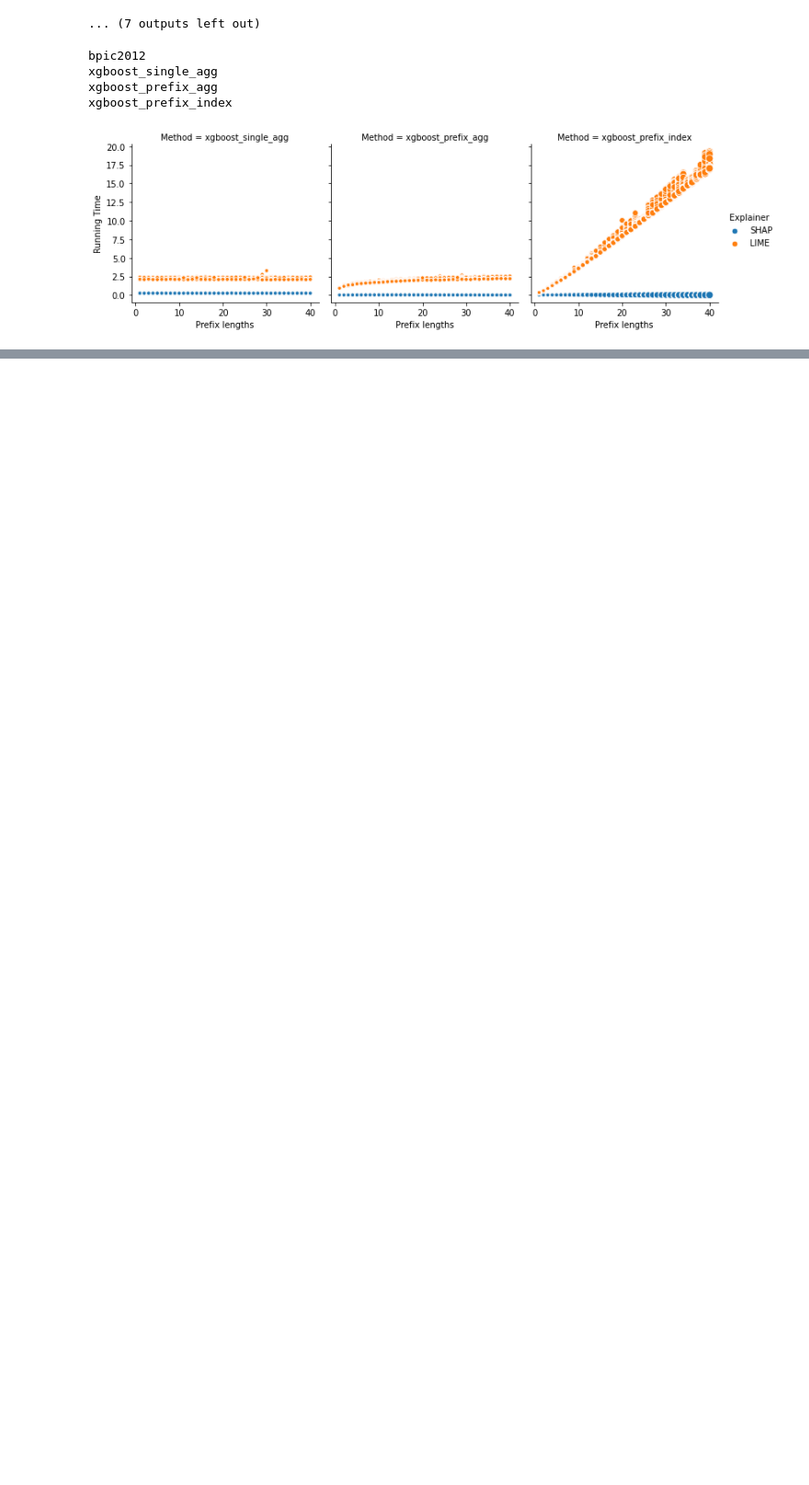
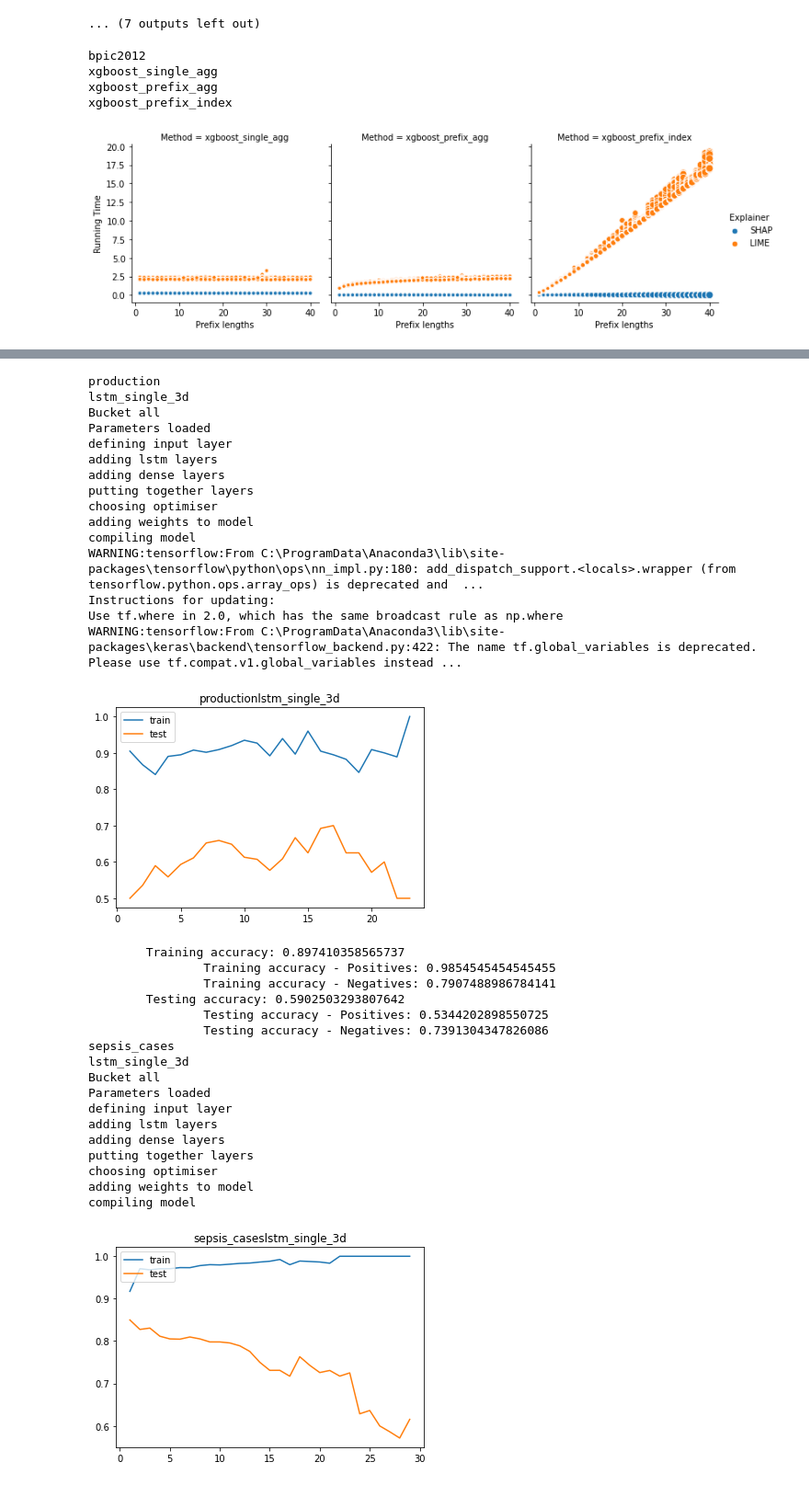
Before and after one commit to Mythreyi-V/PPA_Evaluation, a Jupyter notebook: benchmark_interpretability/PPM_Stability/generate_dataset_stats.ipynb, the cells around one changed output, grey strips where cells are left out. Shown at 92% size. Cells and saved outputs as stored; diff of their text form; code cells hidden in the pictures; blank space fills up the shorter version.

```diff
--- a/benchmark_interpretability/PPM_Stability/generate_dataset_stats.ipynb
+++ b/benchmark_interpretability/PPM_Stability/generate_dataset_stats.ipynb
@@ -1005,34 +1184,75 @@ for data in datasets:
             test_accs.append(accuracy)
 
 
         plt.plot(lens, train_accs, label = 'train')
         plt.plot(lens, test_accs, label = 'test')
         plt.legend(loc = "upper left")
         plt.title(data+method)
         plt.show()
 
+        train_acc = accuracy_score(train_y_all, train_predictions)
+        print("\tTraining accuracy:", train_acc)
+
         train_pos_idx = [i for i in range(len(train_predictions)) if train_predictions[i] == 1]
         actual = [train_y_all[i] for i in train_pos_idx]
         preds = [train_predictions[i] for i in train_pos_idx]
         train_pos_acc = accuracy_score(actual, preds)
-        print("\tTraining accuracy - Positives:", train_pos_acc)
+        print("\t\tTraining accuracy - Positives:", train_pos_acc)
 
         train_neg_idx = [i for i in range(len(train_predictions)) if train_predictions[i] == 0]
         actual = [train_y_all[i] for i in train_neg_idx]
         preds = [train_predictions[i] for i in train_neg_idx]
         train_neg_acc = accuracy_score(actual, preds)
-        print("\tTraining accuracy - Negatives:", train_neg_acc)
+        print("\t\tTraining accuracy - Negatives:", train_neg_acc)
+
+        test_acc = accuracy_score(test_y_all, test_predictions)
+        print("\tTesting accuracy:", test_acc)
 
         test_pos_idx = [i for i in range(len(test_predictions)) if test_predictions[i] == 1]
         actual = [test_y_all[i] for i in test_pos_idx]
         preds = [test_predictions[i] for i in test_pos_idx]
         test_pos_acc = accuracy_score(actual, preds)
-        print("\tTesting accuracy - Positives:", test_pos_acc)
+        print("\t\tTesting accuracy - Positives:", test_pos_acc)
 
         test_neg_idx = [i for i in range(len(test_predictions)) if test_predictions[i] == 0]
         actual = [test_y_all[i] for i in test_neg_idx]
         preds = [test_predictions[i] for i in test_neg_idx]
         test_neg_acc = accuracy_score(actual, preds)
-        print("\tTesting accuracy - Negatives:", test_neg_acc)
+        print("\t\tTesting accuracy - Negatives:", test_neg_acc)
 
         #break
+# %% [output]
+production
+lstm_single_3d
+Bucket all
+Parameters loaded
+defining input layer
+adding lstm layers
+adding dense layers
+putting together layers
+choosing optimiser
+adding weights to model
+compiling model
+WARNING:tensorflow:From C:\ProgramData\Anaconda3\lib\site-packages\tensorflow\python\ops\nn_impl.py:180: add_dispatch_support.<locals>.wrapper (from tensorflow.python.ops.array_ops) is deprecated and  ...
+Instructions for updating:
+Use tf.where in 2.0, which has the same broadcast rule as np.where
+WARNING:tensorflow:From C:\ProgramData\Anaconda3\lib\site-packages\keras\backend\tensorflow_backend.py:422: The name tf.global_variables is deprecated. Please use tf.compat.v1.global_variables instead ...
+[figure, added]
+        Training accuracy: 0.897410358565737
+                Training accuracy - Positives: 0.9854545454545455
+                Training accuracy - Negatives: 0.7907488986784141
+        Testing accuracy: 0.5902503293807642
+                Testing accuracy - Positives: 0.5344202898550725
+                Testing accuracy - Negatives: 0.7391304347826086
+sepsis_cases
+lstm_single_3d
+Bucket all
+Parameters loaded
+defining input layer
+adding lstm layers
+adding dense layers
+putting together layers
+choosing optimiser
+adding weights to model
+compiling model
+[figure, added]
```
Also changed, not shown: parts of 11 cells of this notebook, 9 other files.
